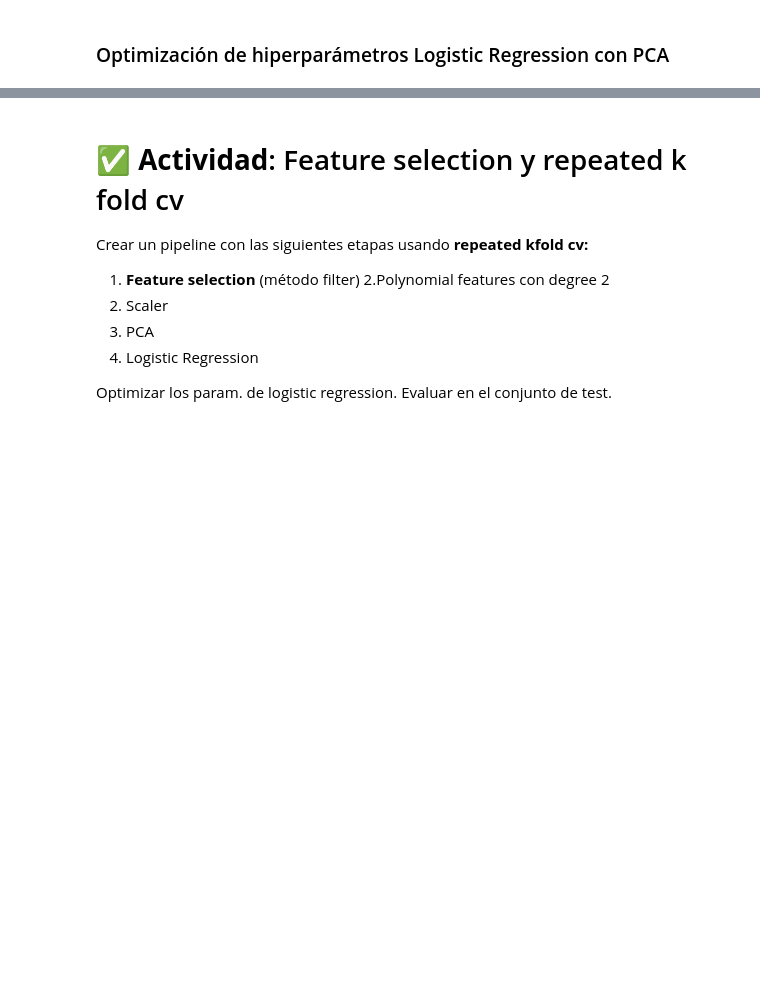
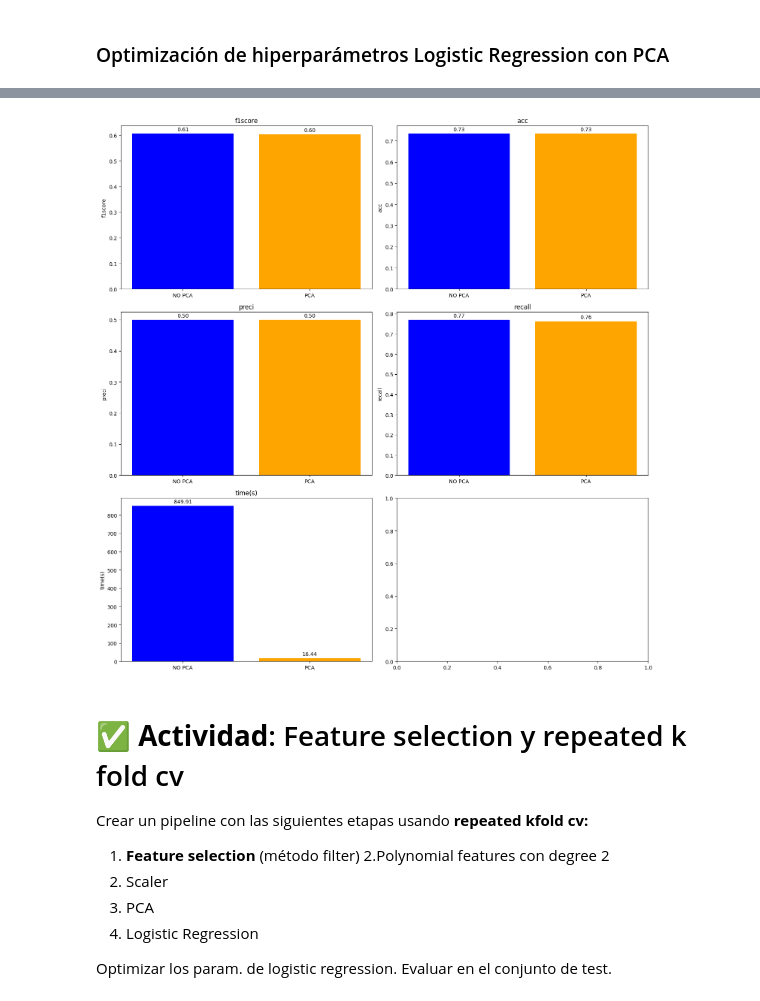
Before and after one commit to JeffAsDRK/Semana_1_AS, a Jupyter notebook: Planteamiento_Optimización_de_hiperparámetros_para_Clasificación_Churn_Telecomunicaciones_(con_y_sin_PCA)_(Reg_Log)_v2.ipynb, the cells around one changed output, grey strips where cells are left out. Cells and saved outputs as stored; diff of their text form; code cells hidden in the pictures; blank space fills up the shorter version.

```diff
--- a/Planteamiento_Optimización_de_hiperparámetros_para_Clasificación_Churn_Telecomunicaciones_(con_y_sin_PCA)_(Reg_Log)_v2.ipynb
+++ b/Planteamiento_Optimización_de_hiperparámetros_para_Clasificación_Churn_Telecomunicaciones_(con_y_sin_PCA)_(Reg_Log)_v2.ipynb
@@ -298,9 +298,12 @@ Una vez optimizados los hiperparámetros, reentrenamos el clasificador con los m
 from sklearn.model_selection import StratifiedKFold
 from sklearn.model_selection import GridSearchCV
 from sklearn.pipeline import Pipeline
+import time
 
+t_init=time.time() #inicializa el tiempo
+save_dat={}
 #optimización
-kfold = StratifiedKFold(n_splits=2, shuffle=True, random_state=45) #para nsplits=5 demora 35 min approx en google colab.
+kfold = StratifiedKFold(n_splits=5, shuffle=True, random_state=45) #para nsplits=5 demora 35 min approx en google colab.
 
 # pipeline
 pipeline_log_reg = Pipeline([
@@ -334,6 +337,8 @@ f1score = metrics.f1_score(y_test, pred_test)
 acc = metrics.accuracy_score(y_test, pred_test)
 preci = metrics.precision_score(y_test, pred_test)
 recall = metrics.recall_score(y_test, pred_test)
+t_end=time.time()-t_init #finaliza el tiempo
+save_dat["NO PCA"]= [f1score, acc, preci, recall, t_end]
 
 print("Para el modelo optimizado, métricas en el conjunto de test: recall = ", recall, ", F1 = ", f1score, ", acc = ", acc, ", precision = ", preci, )
 # %% [output]
@@ -417,4 +447,24 @@ Cuál demora menos en entrenar? Vale la pena usar PCA? Considere si el resultado
 Por qué cree que el recall es una métrica más adecuada para este problema? Tip: El recall está relacionado a los falsos negativos. Analice por qué es importante disminuir los falsos negativos en el churn.
+# %%
+met = ["f1score", "acc", "preci", "recall", "time(s)"]
+fig, axes = plt.subplots(3, 2, figsize=(15, 15))
+axes = axes.flatten()
+
+for i, metric in enumerate(met):
+    values = [save_dat["NO PCA"][i], save_dat["PCA"][i]]
+    bars = axes[i].bar(save_dat.keys(), values, color=['blue', 'orange'])
+
+    # Agregar etiquetas numéricas sobre cada barra
+    axes[i].bar_label(bars, fmt='%.2f', padding=3)
+
+    axes[i].set_title(metric)
+    axes[i].set_ylabel(metric)
+    #axes[i].set_xlabel("Modelos")
+
+plt.tight_layout()
+plt.show()
+# %% [output]
+[figure, added]
 # %% [markdown]
 # ✅ **Actividad**: Feature selection y repeated k fold cv
 
```
Also changed, not shown: parts of 5 cells of this notebook.
